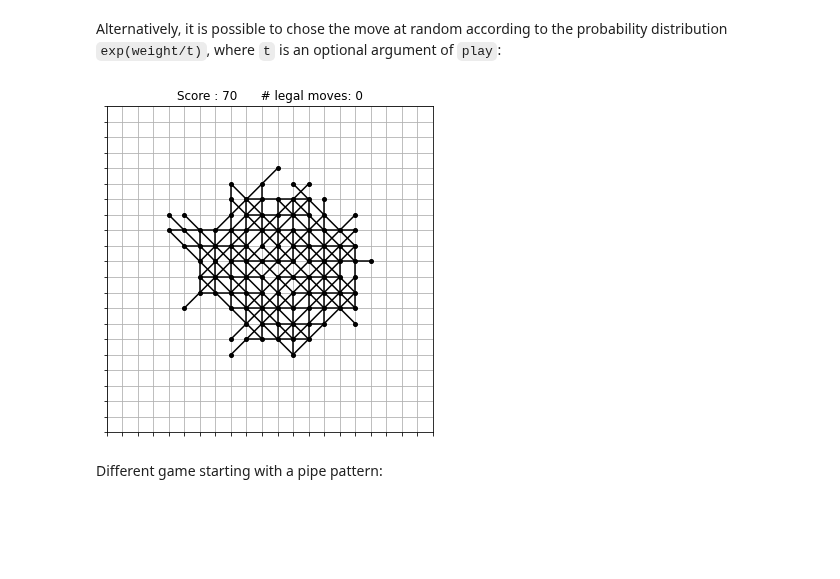
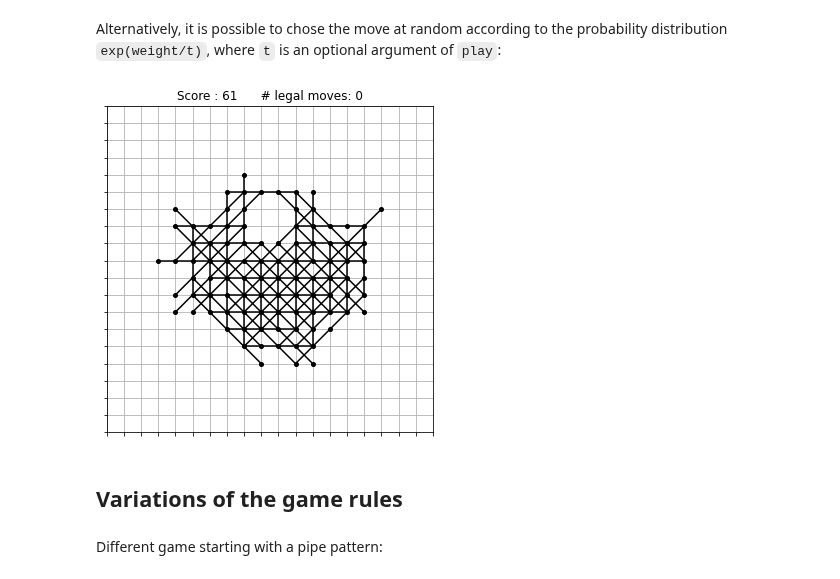
Before and after one commit to gillioz/MorpionSolitaire, a Jupyter notebook: Documentation.ipynb, the cells around one changed output. Cells and saved outputs as stored; diff of their text form; code cells hidden in the pictures; blank space fills up the shorter version.

```diff
--- a/Documentation.ipynb
+++ b/Documentation.ipynb
@@ -213,10 +208,11 @@ randomgame.print()
 # %% [markdown]
 Alternatively, it is possible to chose the move at random according to the probability distribution `exp(weight/t)`, where `t` is an optional argument of `play`:
 # %%
-randomgame = game.play(model = model, t = 10.0)
-randomgame.print()
+StartingGame().play(model = model, t = 10.0).print()
 # %% [output]
-[figure, old version]
+[figure, new version]
+# %% [markdown]
+## Variations of the game rules
 # %% [markdown]
 Different game starting with a pipe pattern:
 # %%
```
Also changed, not shown: parts of 45 cells of this notebook, 14 other files.
